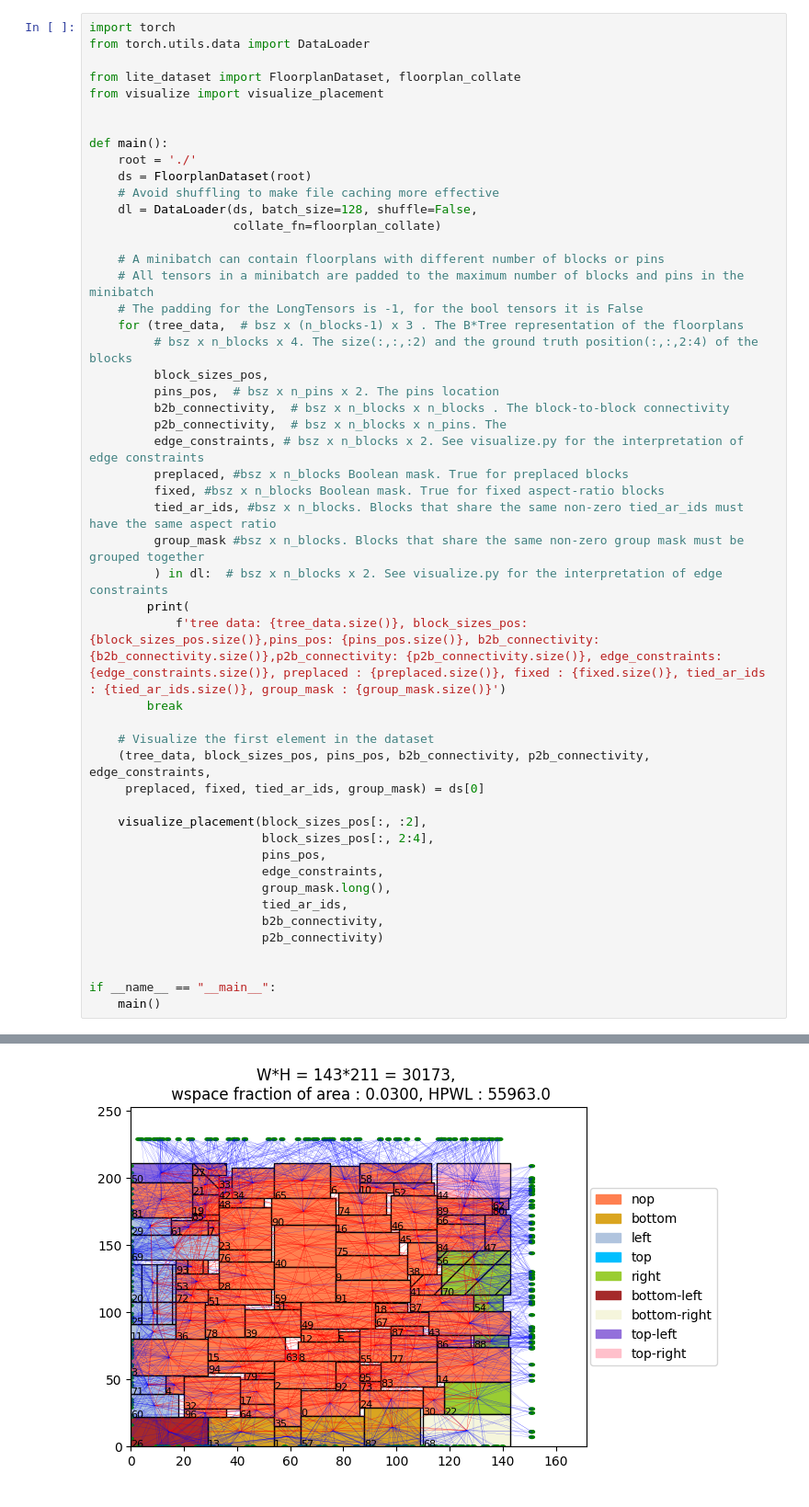
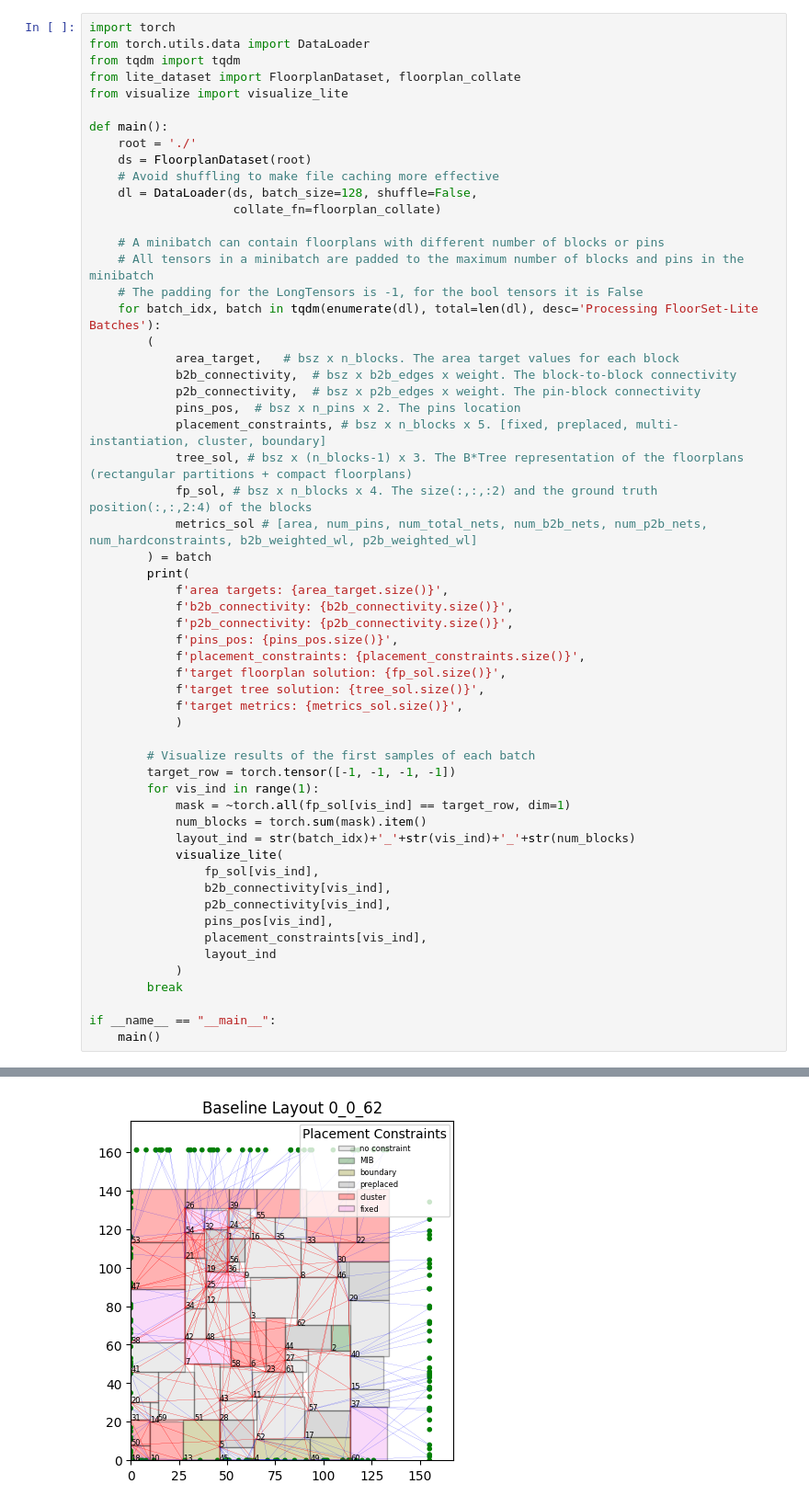
Before and after one commit to IntelLabs/FloorSet, a Jupyter notebook: liteLoader.ipynb, the cells around one changed output, grey strips where cells are left out. Shown at 92% size. Saved outputs shown, nothing was run; the diff lists cells and outputs as text.

Commit message:
lite dataloader in sync with prime dataloader

```diff
--- a/liteLoader.ipynb
+++ b/liteLoader.ipynb
@@ -1,10 +1,9 @@
 # %%
 import torch
 from torch.utils.data import DataLoader
-
+from tqdm import tqdm
 from lite_dataset import FloorplanDataset, floorplan_collate
-from visualize import visualize_placement
-
+from visualize import visualize_lite
 
 def main():
     root = './'
@@ -16,35 +15,43 @@ def main():
     # A minibatch can contain floorplans with different number of blocks or pins
     # All tensors in a minibatch are padded to the maximum number of blocks and pins in the minibatch
     # The padding for the LongTensors is -1, for the bool tensors it is False
-    for (tree_data,  # bsz x (n_blocks-1) x 3 . The B*Tree representation of the floorplans
-         # bsz x n_blocks x 4. The size(:,:,:2) and the ground truth position(:,:,2:4) of the blocks
-         block_sizes_pos,
-         pins_pos,  # bsz x n_pins x 2. The pins location
-         b2b_connectivity,  # bsz x n_blocks x n_blocks . The block-to-block connectivity
-         p2b_connectivity,  # bsz x n_blocks x n_pins. The
-         edge_constraints, # bsz x n_blocks x 2. See visualize.py for the interpretation of edge constraints
-         preplaced, #bsz x n_blocks Boolean mask. True for preplaced blocks
-         fixed, #bsz x n_blocks Boolean mask. True for fixed aspect-ratio blocks
-         tied_ar_ids, #bsz x n_blocks. Blocks that share the same non-zero tied_ar_ids must have the same aspect ratio
-         group_mask #bsz x n_blocks. Blocks that share the same non-zero group mask must be grouped together
-         ) in dl:  # bsz x n_blocks x 2. See visualize.py for the interpretation of edge constraints
+    for batch_idx, batch in tqdm(enumerate(dl), total=len(dl), desc='Processing FloorSet-Lite Batches'):
+        (
+            area_target,   # bsz x n_blocks. The area target values for each block
+            b2b_connectivity,  # bsz x b2b_edges x weight. The block-to-block connectivity
+            p2b_connectivity,  # bsz x p2b_edges x weight. The pin-block connectivity
+            pins_pos,  # bsz x n_pins x 2. The pins location
+            placement_constraints, # bsz x n_blocks x 5. [fixed, preplaced, multi-instantiation, cluster, boundary]
+            tree_sol, # bsz x (n_blocks-1) x 3. The B*Tree representation of the floorplans (rectangular partitions + compact floorplans)
+            fp_sol, # bsz x n_blocks x 4. The size(:,:,:2) and the ground truth position(:,:,2:4) of the blocks
+            metrics_sol # [area, num_pins, num_total_nets, num_b2b_nets, num_p2b_nets, num_hardconstraints, b2b_weighted_wl, p2b_weighted_wl]
+        ) = batch
         print(
-            f'tree data: {tree_data.size()}, block_sizes_pos: {block_sizes_pos.size()},pins_pos: {pins_pos.size()}, b2b_connectivity: {b2b_connectivity.size()},p2b_connectivity: {p2b_connectivity.size()}, edge_constraints: {edge_constraints.size()}, preplaced : {preplaced.size()}, fixed : {fixed.size()}, tied_ar_ids : {tied_ar_ids.size()}, group_mask : {group_mask.size()}')
+            f'area targets: {area_target.size()}',
+            f'b2b_connectivity: {b2b_connectivity.size()}',
+            f'p2b_connectivity: {p2b_connectivity.size()}',
+            f'pins_pos: {pins_pos.size()}',
+            f'placement_constraints: {placement_constraints.size()}',
+            f'target floorplan solution: {fp_sol.size()}',
+            f'target tree solution: {tree_sol.size()}',
+            f'target metrics: {metrics_sol.size()}',
+            )
+
+        # Visualize results of the first samples of each batch
+        target_row = torch.tensor([-1, -1, -1, -1])
+        for vis_ind in range(1):
+            mask = ~torch.all(fp_sol[vis_ind] == target_row, dim=1)
+            num_blocks = torch.sum(mask).item()
+            layout_ind = str(batch_idx)+'_'+str(vis_ind)+'_'+str(num_blocks)
+            visualize_lite(
+                fp_sol[vis_ind],
+                b2b_connectivity[vis_ind],
+                p2b_connectivity[vis_ind],
+                pins_pos[vis_ind],
+                placement_constraints[vis_ind],
+                layout_ind
+            )
         break
-
-    # Visualize the first element in the dataset
-    (tree_data, block_sizes_pos, pins_pos, b2b_connectivity, p2b_connectivity, edge_constraints,
-     preplaced, fixed, tied_ar_ids, group_mask) = ds[0]
-
-    visualize_placement(block_sizes_pos[:, :2],
-                        block_sizes_pos[:, 2:4],
-                        pins_pos,
-                        edge_constraints,
-                        group_mask.long(),
-                        tied_ar_ids,
-                        b2b_connectivity,
-                        p2b_connectivity)
-
 
 if __name__ == "__main__":
     main()
@@ -53 +60 @@ tree data: torch.Size([128, 119, 3]), block_sizes_pos: torch.Size([128, 120, 4])
-[figure, old version]
+[figure, new version]
```
Also changed, not shown: parts of 1 cell of this notebook, 3 other files.
